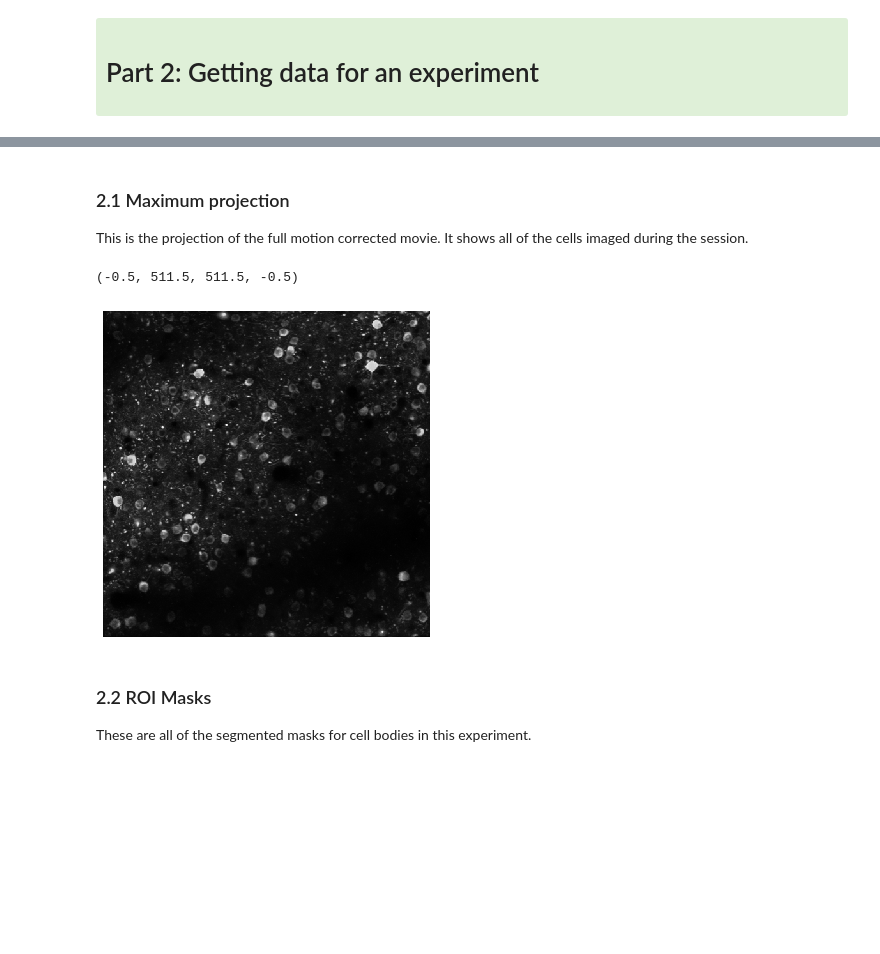
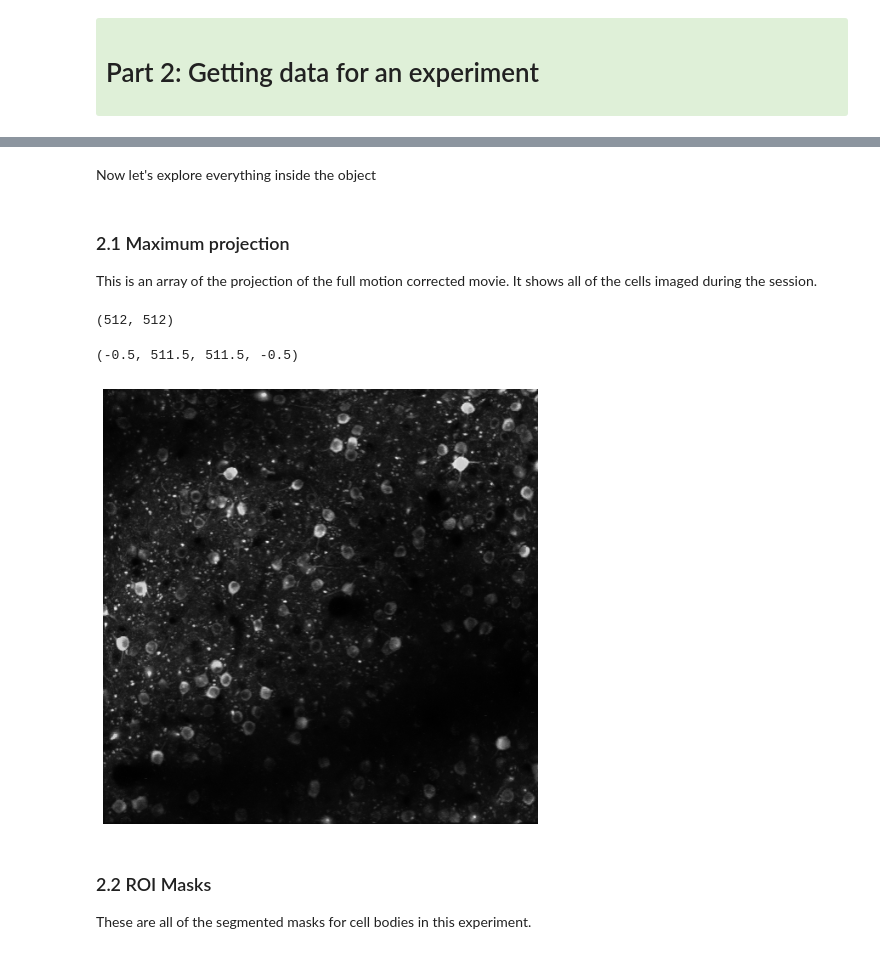
Before and after one commit to AllenSWDB/TReND_2024, a Jupyter notebook: code/Open for (Neuro)Science 2021 - 2P Visual Coding ANSWER KEY.ipynb, the cells around one changed output, grey strips where cells are left out. Saved outputs shown, nothing was run; the diff lists cells and outputs as text; code cells hidden in the pictures; blank space fills up the shorter version.

```diff
--- a/code/Open for (Neuro)Science 2021 - 2P Visual Coding ANSWER KEY.ipynb
+++ b/code/Open for (Neuro)Science 2021 - 2P Visual Coding ANSWER KEY.ipynb
@@ -196,17 +265,23 @@ print(session_id)
 # %%
 data_set = boc.get_ophys_experiment_data(ophys_experiment_id=session_id)
+# %% [markdown]
+Now let's explore everything inside the object
 # %% [markdown]
 ### 2.1 Maximum projection
-This is the projection of the full motion corrected movie. It shows all of the cells imaged during the session.
+This is an array of the projection of the full motion corrected movie. It shows all of the cells imaged during the session.
 # %%
 max_projection = data_set.get_max_projection()
+# %%
+max_projection.shape
+# %% [output]
+(512, 512)
 # %%
-fig = plt.figure(figsize=(6,6))
+fig = plt.figure(figsize=(8,8))
 plt.imshow(max_projection, cmap='gray')
 plt.axis('off')
 # %% [output]
 (-0.5, 511.5, 511.5, -0.5)
-[figure, old version]
+[figure, new version]
 # %% [markdown]
 ### 2.2 ROI Masks
 These are all of the segmented masks for cell bodies in this experiment.
```
Also changed, not shown: parts of 31 cells of this notebook, 2 other files.
